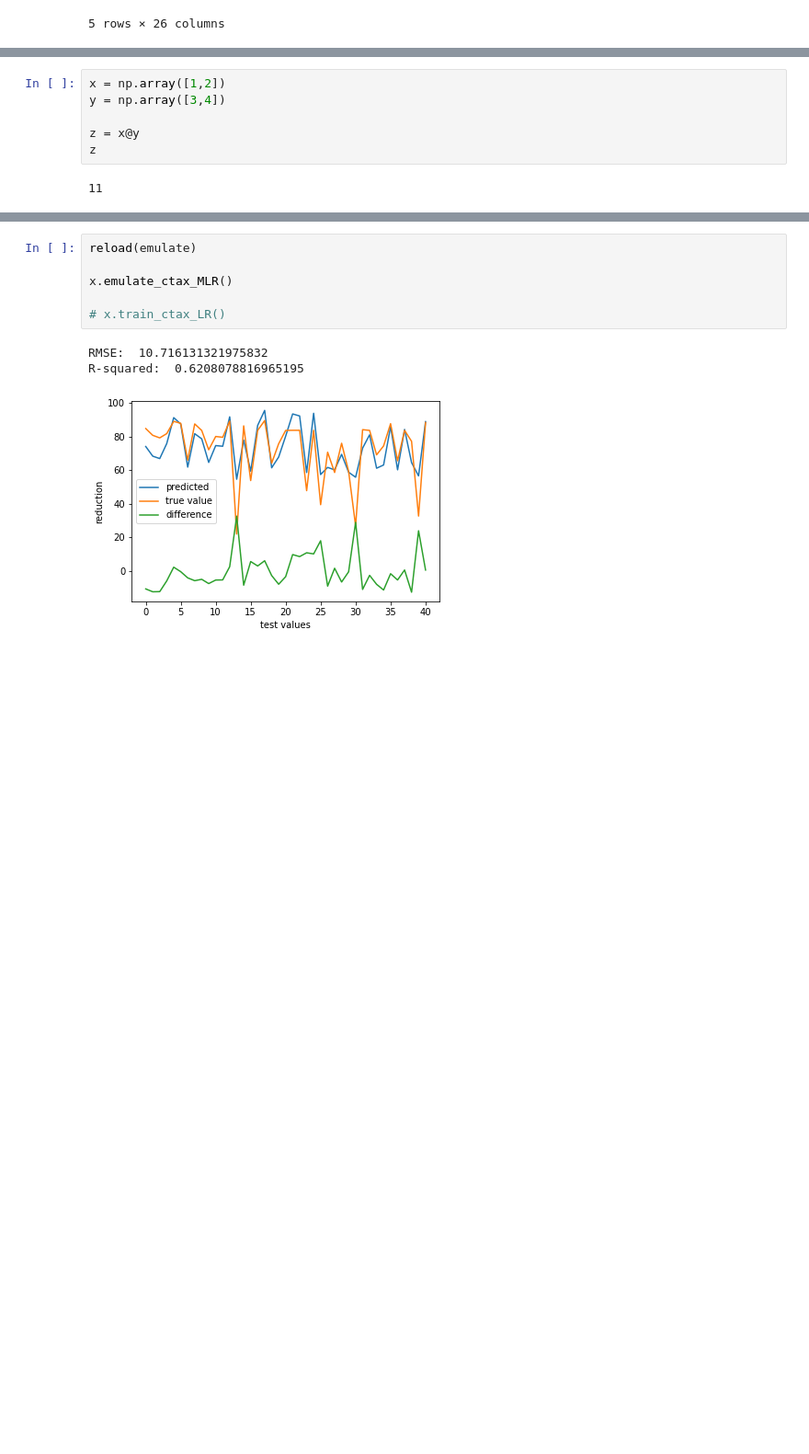
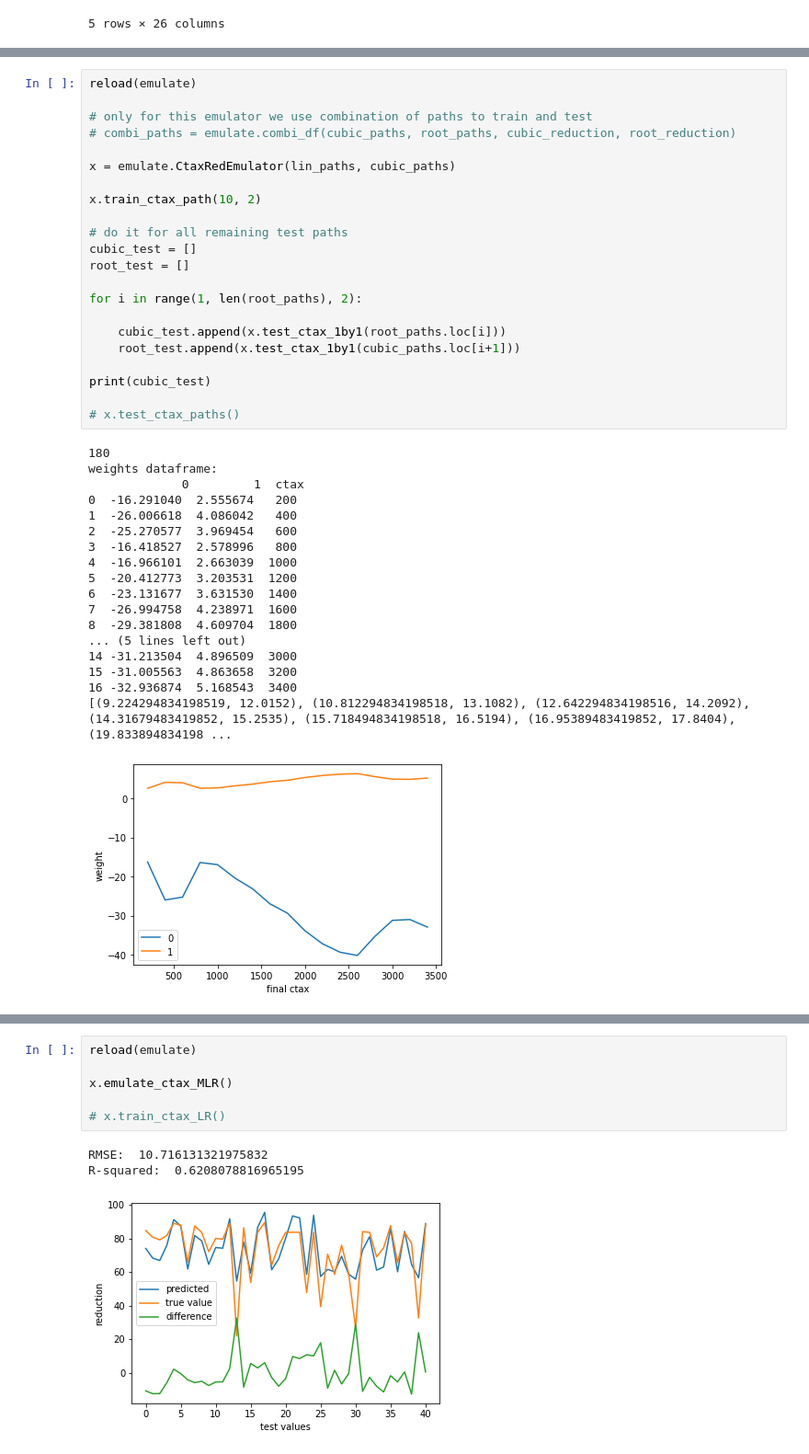
Before and after one commit to TVHTE/PBL_Code, a Jupyter notebook: Emulator/main.ipynb, the cells around one changed output, grey strips where cells are left out. Shown: that part at 92% size. Cells and saved outputs as stored; diff of their text form; blank space fills up the shorter version.

```diff
--- a/Emulator/main.ipynb
+++ b/Emulator/main.ipynb
@@ -154,8 +158,41 @@ AttributeError: 'list' object has no attribute 'flatten'
-# %%
-x = np.array([1,2])
-y = np.array([3,4])
-
-z = x@y
-z
-# %% [output]
-11
+# %%
+reload(emulate)
+
+# only for this emulator we use combination of paths to train and test
+# combi_paths = emulate.combi_df(cubic_paths, root_paths, cubic_reduction, root_reduction)
+
+x = emulate.CtaxRedEmulator(lin_paths, cubic_paths)
+
+x.train_ctax_path(10, 2)
+
+# do it for all remaining test paths
+cubic_test = []
+root_test = []
+
+for i in range(1, len(root_paths), 2):
+
+    cubic_test.append(x.test_ctax_1by1(root_paths.loc[i]))
+    root_test.append(x.test_ctax_1by1(cubic_paths.loc[i+1]))
+
+print(cubic_test)
+
+# x.test_ctax_paths()
+# %% [output]
+180
+weights dataframe:
+             0         1  ctax
+0  -16.291040  2.555674   200
+1  -26.006618  4.086042   400
+2  -25.270577  3.969454   600
+3  -16.418527  2.578996   800
+4  -16.966101  2.663039  1000
+5  -20.412773  3.203531  1200
+6  -23.131677  3.631530  1400
+7  -26.994758  4.238971  1600
+8  -29.381808  4.609704  1800
+... (5 lines left out)
+14 -31.213504  4.896509  3000
+15 -31.005563  4.863658  3200
+16 -32.936874  5.168543  3400
+[(9.224294834198519, 12.0152), (10.812294834198518, 13.1082), (12.642294834198516, 14.2092), (14.31679483419852, 15.2535), (15.718494834198518, 16.5194), (16.95389483419852, 17.8404), (19.833894834198 ...
+[figure, added]
```
Also changed, not shown: parts of 6 cells of this notebook, 18 other files.
